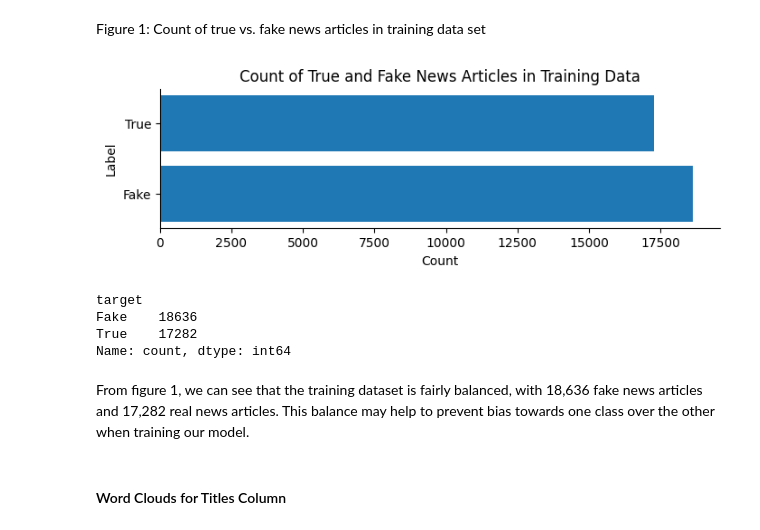
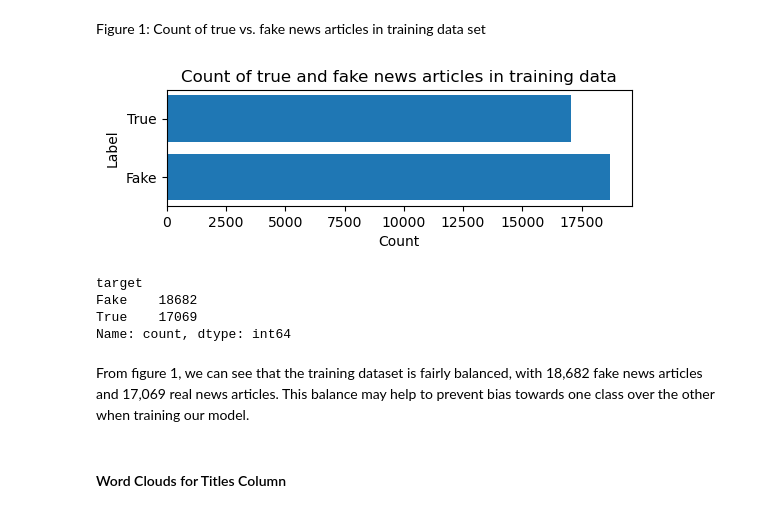
Before and after one commit to Vin-dictive/fake-real-news-detection, a Jupyter notebook: notebooks/analysis.ipynb, the cells around one changed output. Saved outputs shown, nothing was run; the diff lists cells and outputs as text; code cells hidden in the pictures.

Commit message:
data validation and some figure size/title changes

```diff
--- a/notebooks/analysis.ipynb
+++ b/notebooks/analysis.ipynb
@@ -52,0 +62,28 @@ fake_df = pd.read_csv(fake_url)
+# %%
+# Perform the following data validation checks:
+    # Correct column names
+    # No empty observations
+    # Missingness not beyond expected threshold
+    # Correct data types in each column
+    # No duplicate observations
+
+true_df = true_df.drop_duplicates()
+
+schema = pa.DataFrameSchema(
+    {
+        "title": pa.Column(str),
+        "text": pa.Column(str),
+        "subject": pa.Column(str,
+                             pa.Check(lambda s: s.isna().mean() <= 0.05,
+                                      element_wise=False,
+                                      error = "Too many null values in 'subject' column")),
+        "date": pa.Column(str, nullable=True),
+    },
+    checks = [
+        pa.Check(lambda df: ~df.duplicated().any(), error = "Duplicate rows found."),
+        pa.Check(lambda df: ~(df.isna().all(axis=1)).any(), error = "Empty rows found.")
+    ],
+    drop_invalid_rows=True
+)
+
+schema.validate(true_df, lazy=True)
@@ -52,0 +104,3 @@ fake_df = pd.read_csv(fake_url)
+# %%
+fake_df = fake_df.drop_duplicates()
+schema.validate(fake_df, lazy=True)
@@ -114,48 +184,38 @@ Figure 1: Count of true vs. fake news articles in training data set
 # %%
 # alt.data_transformers.enable('vegafusion')
 
 # count_chart = alt.Chart(train_df).mark_bar().encode(
 #     x=alt.X('count():Q', title='Count'),
 #     y=alt.Y('target:N', title='Label'),
 #     color=alt.Color('target:N', title='News Type')
 # ).properties(
 #     title='Count of True and Fake News Articles in Training Data',
 #     height=50,
 #     width=500
 # )
 
-# count_chart
-
-import matplotlib.pyplot as plt
-
-# Count each label
 counts = train_df['target'].value_counts().sort_index()
 
-# Plot
-plt.figure(figsize=(8, 2))  # similar width/height ratio to your Altair chart
+plt.figure(figsize=(6, 1.5))
 plt.barh(counts.index, counts.values)
 
 # Labels and title
 plt.xlabel('Count')
 plt.ylabel('Label')
-plt.title('Count of True and Fake News Articles in Training Data')
-
-# Optional: remove spines for a cleaner modern look
-for spine in ['top', 'right']:
-    plt.gca().spines[spine].set_visible(False)
+plt.title('Count of true and fake news articles in training data')
 
 plt.show()
 # %% [output]
-[figure, old version]
+[figure, new version]
 # %%
 train_df['target'].value_counts()
 # %% [output]
 target
-Fake    18636
-True    17282
+Fake    18682
+True    17069
 Name: count, dtype: int64
 # %% [markdown]
-From figure 1, we can see that the training dataset is fairly balanced, with 18,636 fake news articles and 17,282 real news articles. This balance may help to prevent bias towards one class over the other when training our model.
+From figure 1, we can see that the training dataset is fairly balanced, with 18,682 fake news articles and 17,069 real news articles. This balance may help to prevent bias towards one class over the other when training our model.
 # %%
 fake_text = train_df[train_df['target'] == 'Fake']['text']
 true_text = train_df[train_df['target'] == 'True']['text']
```
Also changed, not shown: parts of 15 cells of this notebook.
